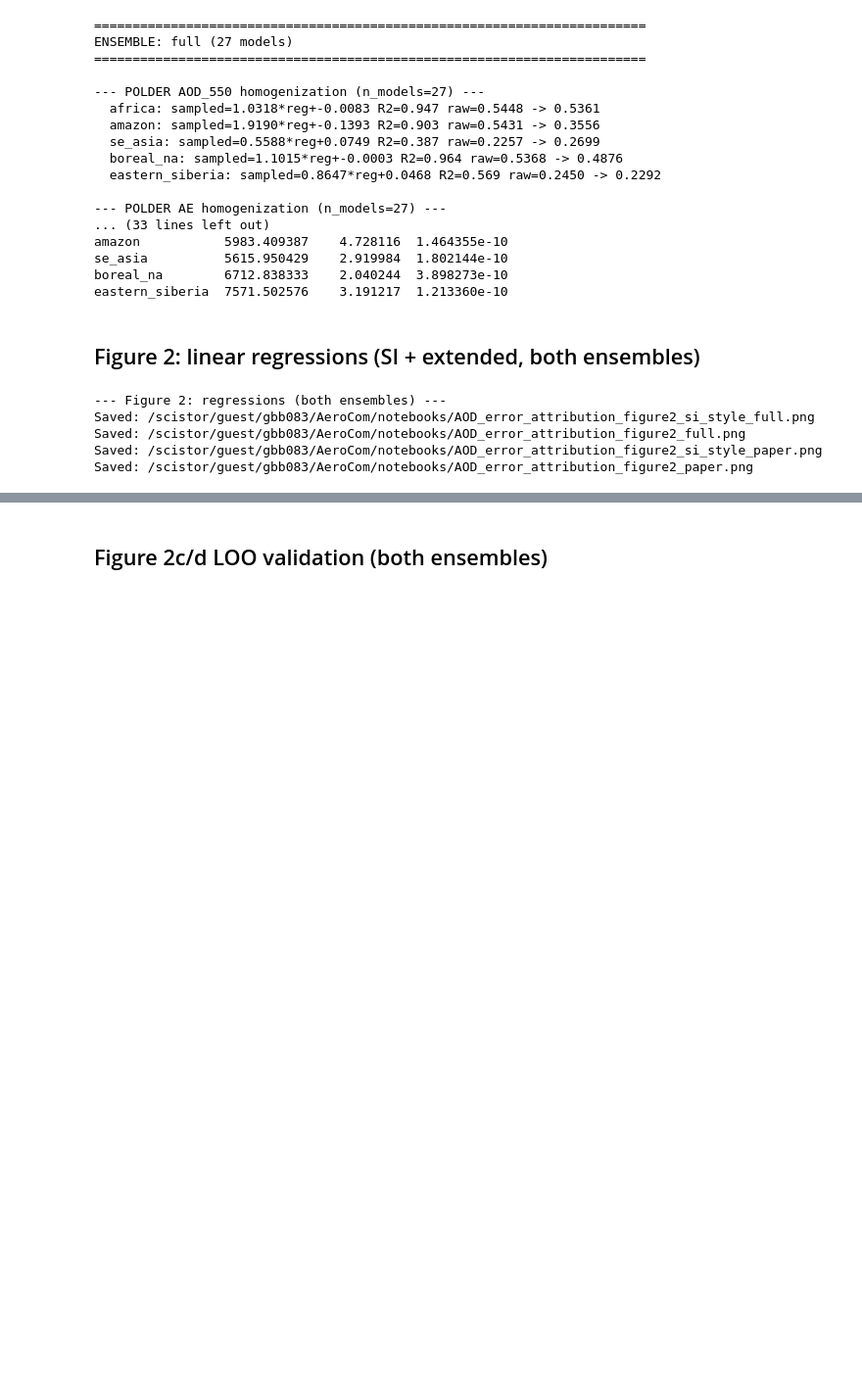
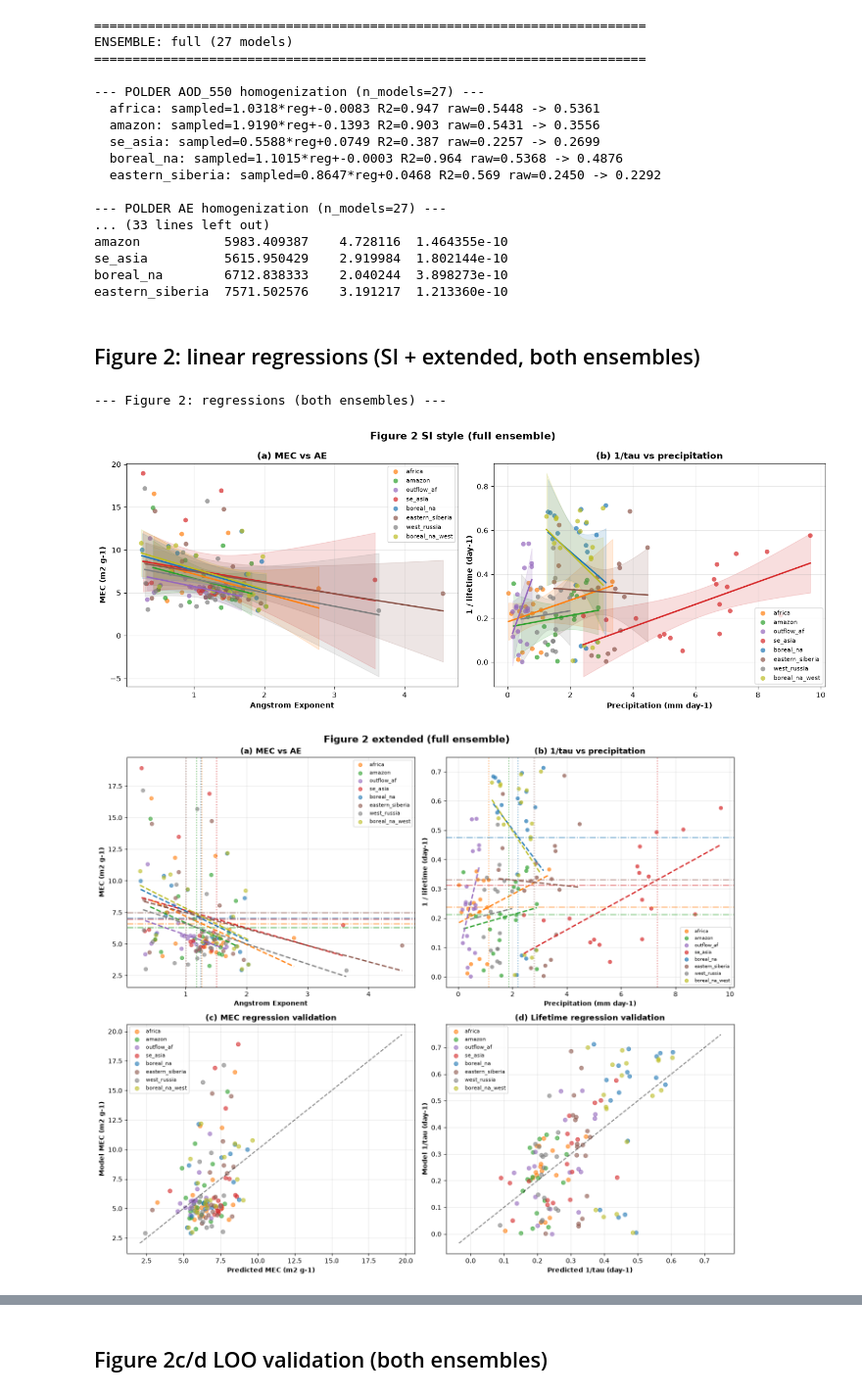
Before and after one commit to jessieaha/AeroCom_Error, a Jupyter notebook: notebooks/AOD_error_attribution.ipynb, the cells around one changed output, grey strips where cells are left out. Shown at 98% size. Cells and saved outputs as stored; diff of their text form; code cells hidden in the pictures; blank space fills up the shorter version.

Commit message:
lifetime and work flow improvements

```diff
--- a/notebooks/AOD_error_attribution.ipynb
+++ b/notebooks/AOD_error_attribution.ipynb
@@ -360,6 +205,17 @@ Ensembles: full=27, paper=17
 # %% [markdown]
 ## Normalise time, build summed variables, and normalise precipitation units
 # %%
+LOAD_VARS = ['loadbc', 'loaddust', 'loadoa', 'loadso4', 'loadss']
+EMI_VARS = ['emibc', 'emidust', 'emioa', 'emiso2', 'emiss']
+BCOA_LOAD_VARS = ['loadbc', 'loadoa']
+BCOA_EMI_VARS = ['emibc', 'emioa']
+LIFETIME_VARS = {'lifetime', 'lifetime_BC_OA'}
+
+variables_to_aggregate = [
+    'MEC', 'AE', 'lifetime', 'lifetime_BC_OA', 'MAC', 'SSA',
+    'load_total', 'emi_total', 'load_BC_OA', 'emi_BC_OA',
+    'emibc', 'emioa', 'precip', 'od550aer',
+]
 print('Normalising model data...', flush=True)
 data = {}
 for m in models:
@@ -368,20 +224,17 @@ for m in models:
         if raw_data[m].get(var) is None:
             continue
         try:
-            normalized[var] = normalize_dataset_time(raw_data[m][var], var_hint=f'{m}/{var}')
+            normalized[var] = setup.normalize_dataset_time(raw_data[m][var], var_hint=f'{m}/{var}')
         except Exception as e:
             print(f'  Failed to normalise {m}/{var}: {e}', flush=True)
             normalized[var] = None
-    normalized['load_total'] = sum_datasets(normalized, LOAD_VARS, 'load_total')
-    normalized['emi_total'] = sum_datasets(normalized, EMI_VARS, 'emi_total')
-    normalized['load_BC_OA'] = sum_datasets(normalized, BCOA_LOAD_VARS, 'load_BC_OA', require_all=True)
-    normalized['emi_BC_OA'] = sum_datasets(normalized, BCOA_EMI_VARS, 'emi_BC_OA', require_all=True)
-    if normalized['load_BC_OA'] is None or normalized['emi_BC_OA'] is None:
-        miss = [k for k in (BCOA_LOAD_VARS + BCOA_EMI_VARS) if normalized.get(k) is None]
-        print(f'  {m}: incomplete BC+OA files (missing {miss}); '
-              f'load_BC_OA/emi_BC_OA set to None (no lifetime)')
+    normalized['load_total'] = setup.sum_datasets(normalized, LOAD_VARS, 'load_total')
+    normalized['emi_total'] = setup.sum_datasets(normalized, EMI_VARS, 'emi_total')
+    normalized['load_BC_OA'] = setup.sum_datasets(normalized, BCOA_LOAD_VARS, 'load_BC_OA')
+    normalized['emi_BC_OA'] = setup.sum_datasets(normalized, BCOA_EMI_VARS, 'emi_BC_OA')
     if normalized.get('precip') is not None:
-        normalized['precip'] = normalize_precipitation_units(normalized['precip'])
+
+        normalized['precip'] = setup.normalize_precipitation_units(normalized['precip'])
     data[m] = normalized
 # %% [output]
 Normalising model data...
@@ -1431,7 +1300,7 @@ def plot_figure2_si(ens_name, res, suffix):
 
     plt.suptitle(f'Figure 2 SI style ({ens_name} ensemble)', fontsize=14, fontweight='bold')
     plt.tight_layout()
-    fig_path = FIGURE_DIR / f'AOD_error_attribution_figure2_si_style_{suffix}.png'
+    fig_path = project_root / 'notebooks' / f'AOD_error_attribution_figure2_si_style_{suffix}.png'
     if SAVE_FIGURE:
         fig.savefig(fig_path, dpi=300, bbox_inches='tight')
         print(f'Saved: {fig_path}', flush=True)
@@ -1521,35 +1390,33 @@ def plot_figure2_extended(ens_name, res, suffix):
         if sub.empty:
             continue
         fit = inv_lt_e[region]
         pred = fit['intercept'] + fit['alpha_pr'] * sub['precip'].values + fit['beta_ae'] * sub['AE'].values
         ax.scatter(pred, sub['inv_lifetime'].values, color=region_colors[region], label=region, alpha=0.6)
     lims = [min(ax.get_xlim()[0], ax.get_ylim()[0]), max(ax.get_xlim()[1], ax.get_ylim()[1])]
     ax.plot(lims, lims, 'k--', alpha=0.5)
     ax.set_xlabel('Predicted 1/tau (day-1)', fontweight='bold')
     ax.set_ylabel('Model 1/tau (day-1)', fontweight='bold')
     ax.set_title('(d) Lifetime regression validation', fontweight='bold')
     ax.grid(True, alpha=0.3)
     ax.legend(fontsize=8)
 
     plt.suptitle(f'Figure 2 extended ({ens_name} ensemble)', fontsize=15, fontweight='bold')
     plt.tight_layout()
-    fig_path = FIGURE_DIR / f'AOD_error_attribution_figure2_{suffix}.png'
+    fig_path = project_root / 'notebooks' / f'AOD_error_attribution_figure2_{suffix}.png'
     if SAVE_FIGURE:
         fig.savefig(fig_path, dpi=300, bbox_inches='tight')
         print(f'Saved: {fig_path}', flush=True)
         plt.close(fig)
     if _IN_IPYTHON:
         plt.show()
     else:
         plt.close(fig)
 
 
 for ens_name, res in results.items():
     plot_figure2_si(ens_name, res, suffix=ens_name)
     plot_figure2_extended(ens_name, res, suffix=ens_name)
 # %% [output]
 --- Figure 2: regressions (both ensembles) ---
-Saved: /scistor/guest/gbb083/AeroCom/notebooks/AOD_error_attribution_figure2_si_style_full.png
-Saved: /scistor/guest/gbb083/AeroCom/notebooks/AOD_error_attribution_figure2_full.png
-Saved: /scistor/guest/gbb083/AeroCom/notebooks/AOD_error_attribution_figure2_si_style_paper.png
-Saved: /scistor/guest/gbb083/AeroCom/notebooks/AOD_error_attribution_figure2_paper.png
+[figure, added]
+[figure, added]
```
Also changed, not shown: parts of 11 cells of this notebook, 5 other files.
